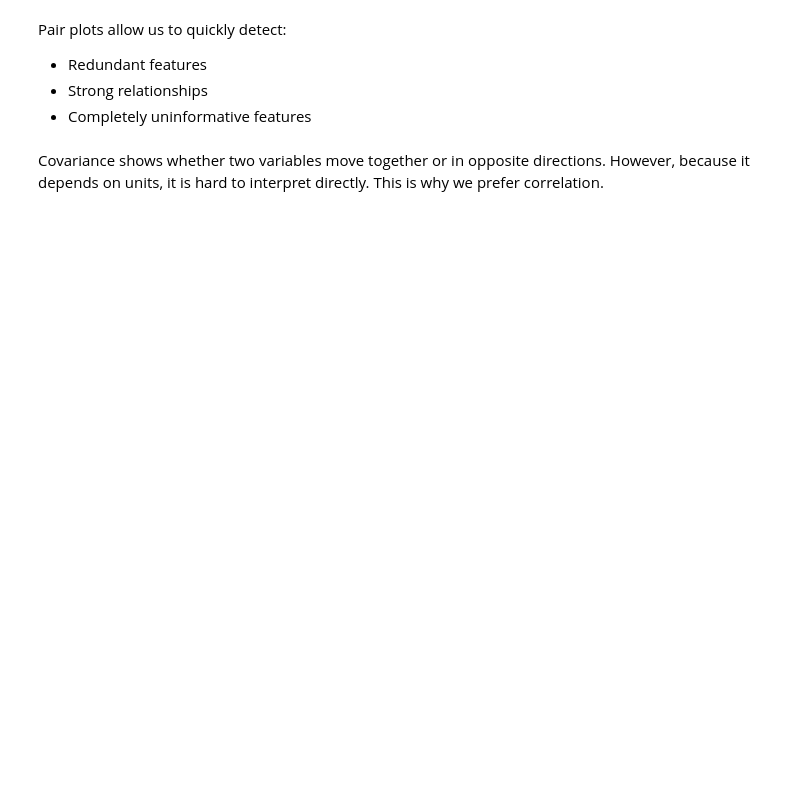
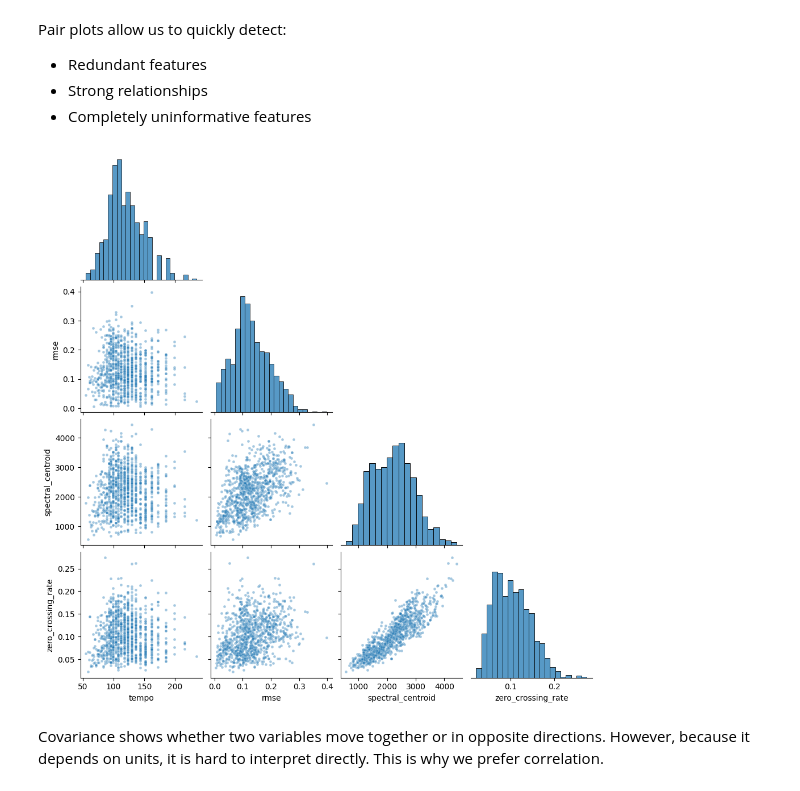
Before and after one commit to RED-40-max/ML-concepts, a Jupyter notebook: p2.ipynb, the cells around one changed output. Drawn from its saved outputs; the diff is of its cells as text; code cells hidden in the pictures; blank space fills up the shorter version.

```diff
--- a/p2.ipynb
+++ b/p2.ipynb
@@ -55,3 +59,10 @@ plt.show()
+# %%
+cols = ["tempo", "rmse", "spectral_centroid", "zero_crossing_rate"]
+
+sns.pairplot(df[cols], corner=True, plot_kws={"alpha": 0.4, "s": 12})
+plt.show()
+# %% [output]
+[figure, added]
 # %% [markdown]
 Covariance shows whether two variables move together or in opposite directions.
 However, because it depends on units, it is hard to interpret directly.
```
Also changed, not shown: parts of 13 cells of this notebook.
